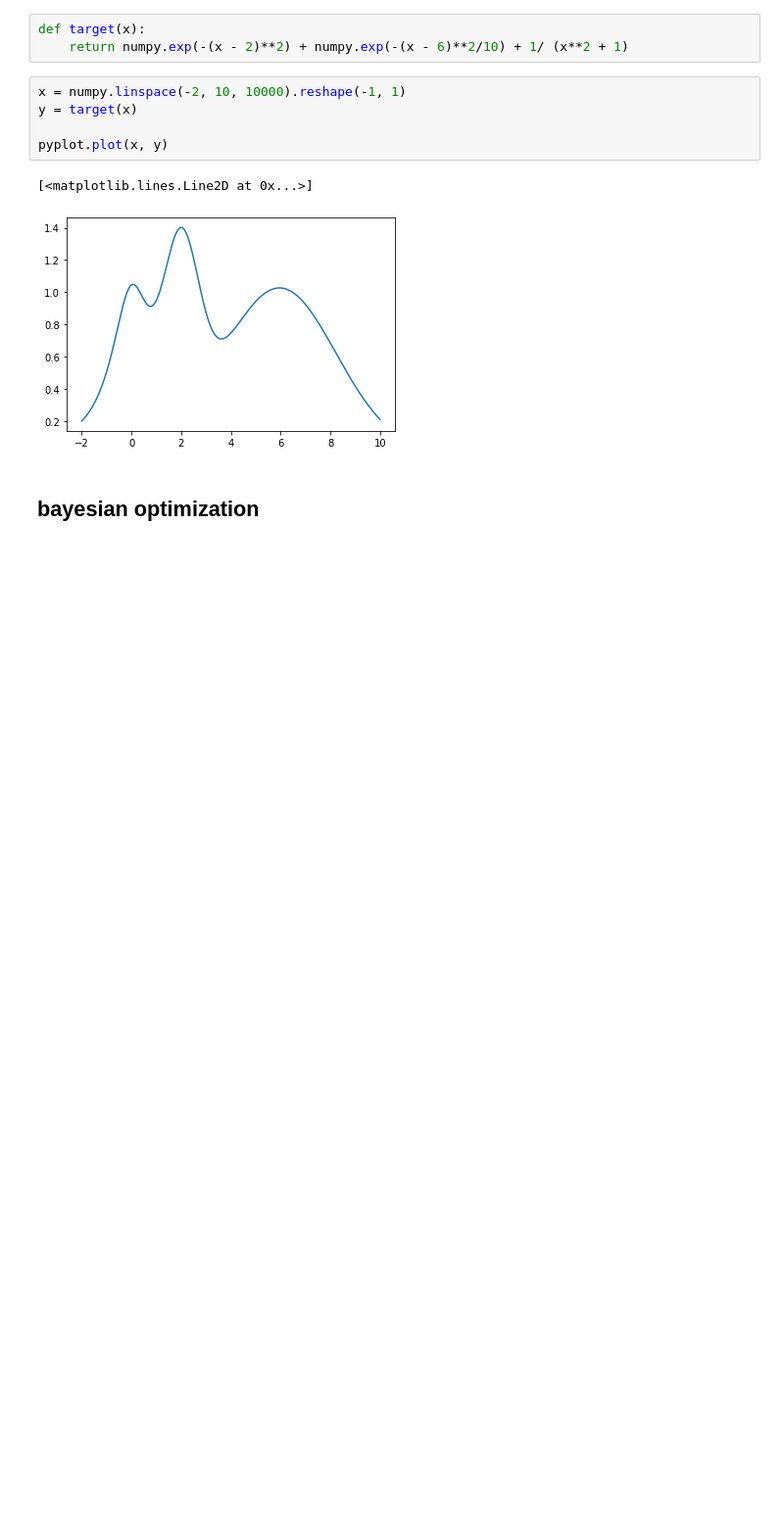
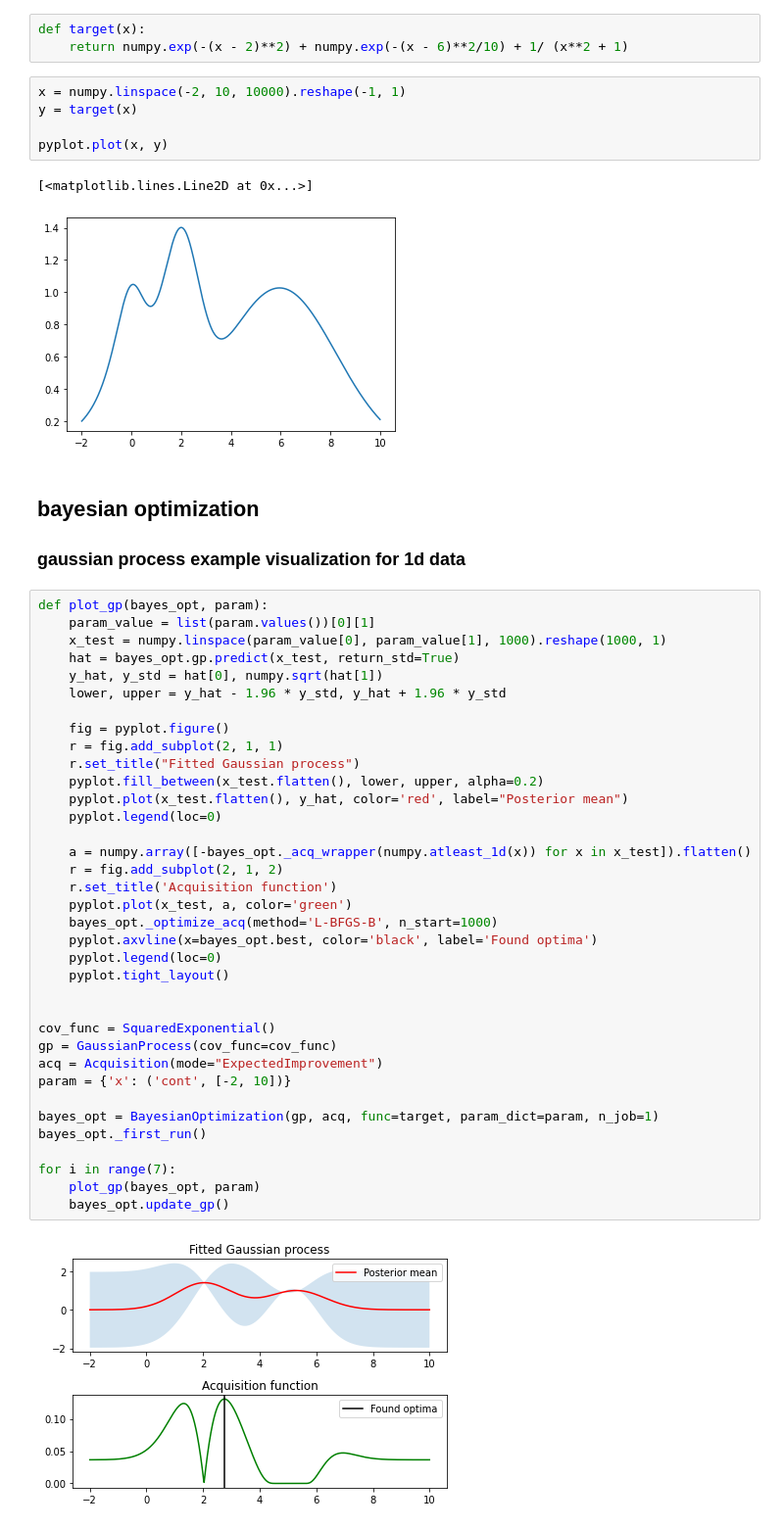
Before and after one commit to shendu-ht/gaussian_processes, a Jupyter notebook: example/gp_example_1d.ipynb, the cells around one changed output. Shown at 98% size. Saved outputs shown, nothing was run; the diff lists cells and outputs as text; blank space fills up the shorter version.

Commit message:
add bayes_opt

```diff
--- a/example/gp_example_1d.ipynb
+++ b/example/gp_example_1d.ipynb
@@ -29,3 +34,43 @@ pyplot.plot(x, y)
 [figure]
 # %% [markdown]
 ## bayesian optimization
+
+### gaussian process example visualization for 1d data
+# %%
+def plot_gp(bayes_opt, param):
+    param_value = list(param.values())[0][1]
+    x_test = numpy.linspace(param_value[0], param_value[1], 1000).reshape(1000, 1)
+    hat = bayes_opt.gp.predict(x_test, return_std=True)
+    y_hat, y_std = hat[0], numpy.sqrt(hat[1])
+    lower, upper = y_hat - 1.96 * y_std, y_hat + 1.96 * y_std
+
+    fig = pyplot.figure()
+    r = fig.add_subplot(2, 1, 1)
+    r.set_title("Fitted Gaussian process")
+    pyplot.fill_between(x_test.flatten(), lower, upper, alpha=0.2)
+    pyplot.plot(x_test.flatten(), y_hat, color='red', label="Posterior mean")
+    pyplot.legend(loc=0)
+
+    a = numpy.array([-bayes_opt._acq_wrapper(numpy.atleast_1d(x)) for x in x_test]).flatten()
+    r = fig.add_subplot(2, 1, 2)
+    r.set_title('Acquisition function')
+    pyplot.plot(x_test, a, color='green')
+    bayes_opt._optimize_acq(method='L-BFGS-B', n_start=1000)
+    pyplot.axvline(x=bayes_opt.best, color='black', label='Found optima')
+    pyplot.legend(loc=0)
+    pyplot.tight_layout()
+
+
+cov_func = SquaredExponential()
+gp = GaussianProcess(cov_func=cov_func)
+acq = Acquisition(mode="ExpectedImprovement")
+param = {'x': ('cont', [-2, 10])}
+
+bayes_opt = BayesianOptimization(gp, acq, func=target, param_dict=param, n_job=1)
+bayes_opt._first_run()
+
+for i in range(7):
+    plot_gp(bayes_opt, param)
+    bayes_opt.update_gp()
+# %% [output]
+[figure, added]
```
Also changed, not shown: parts of 3 cells of this notebook, 3 other files.
